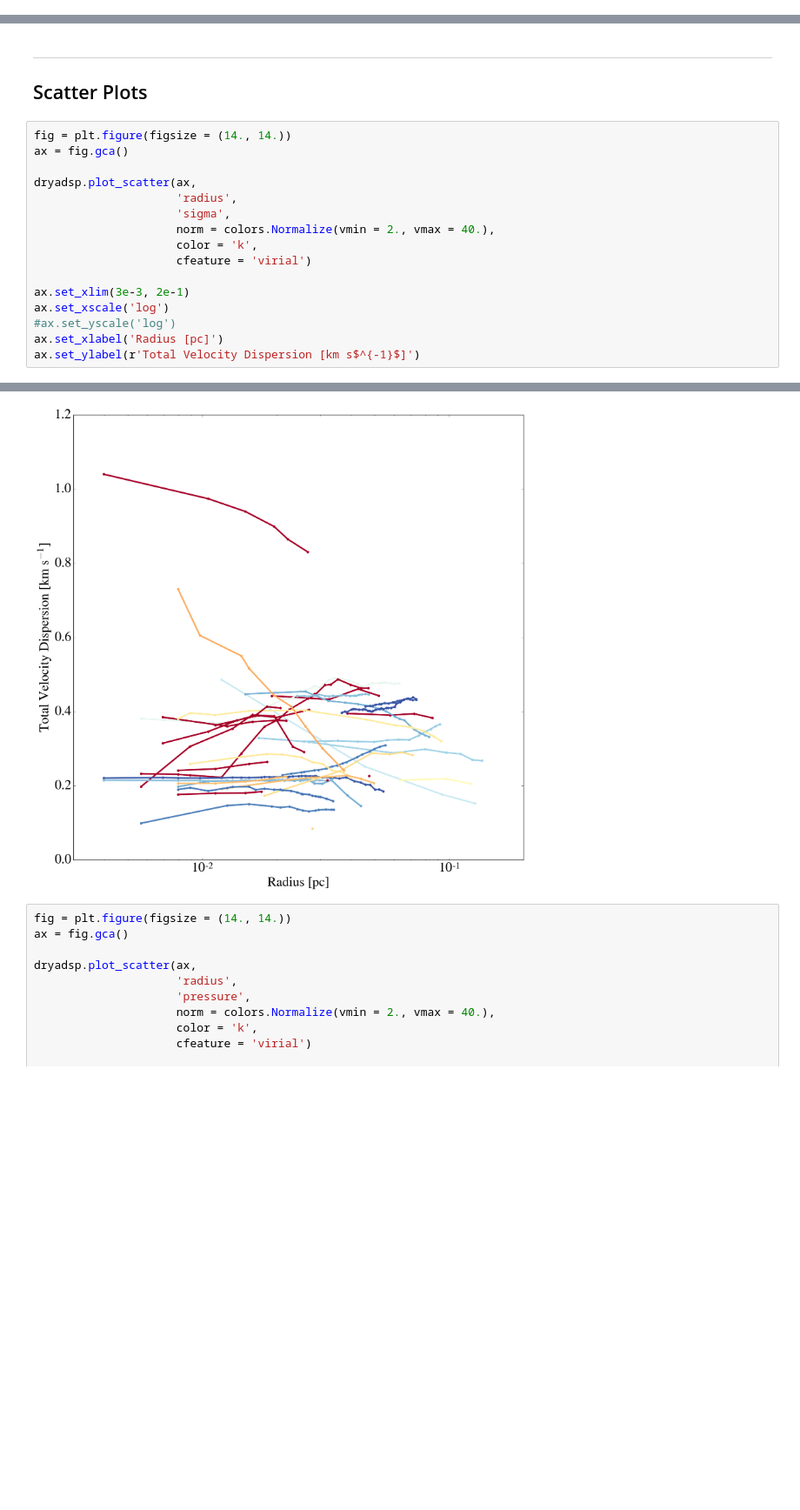
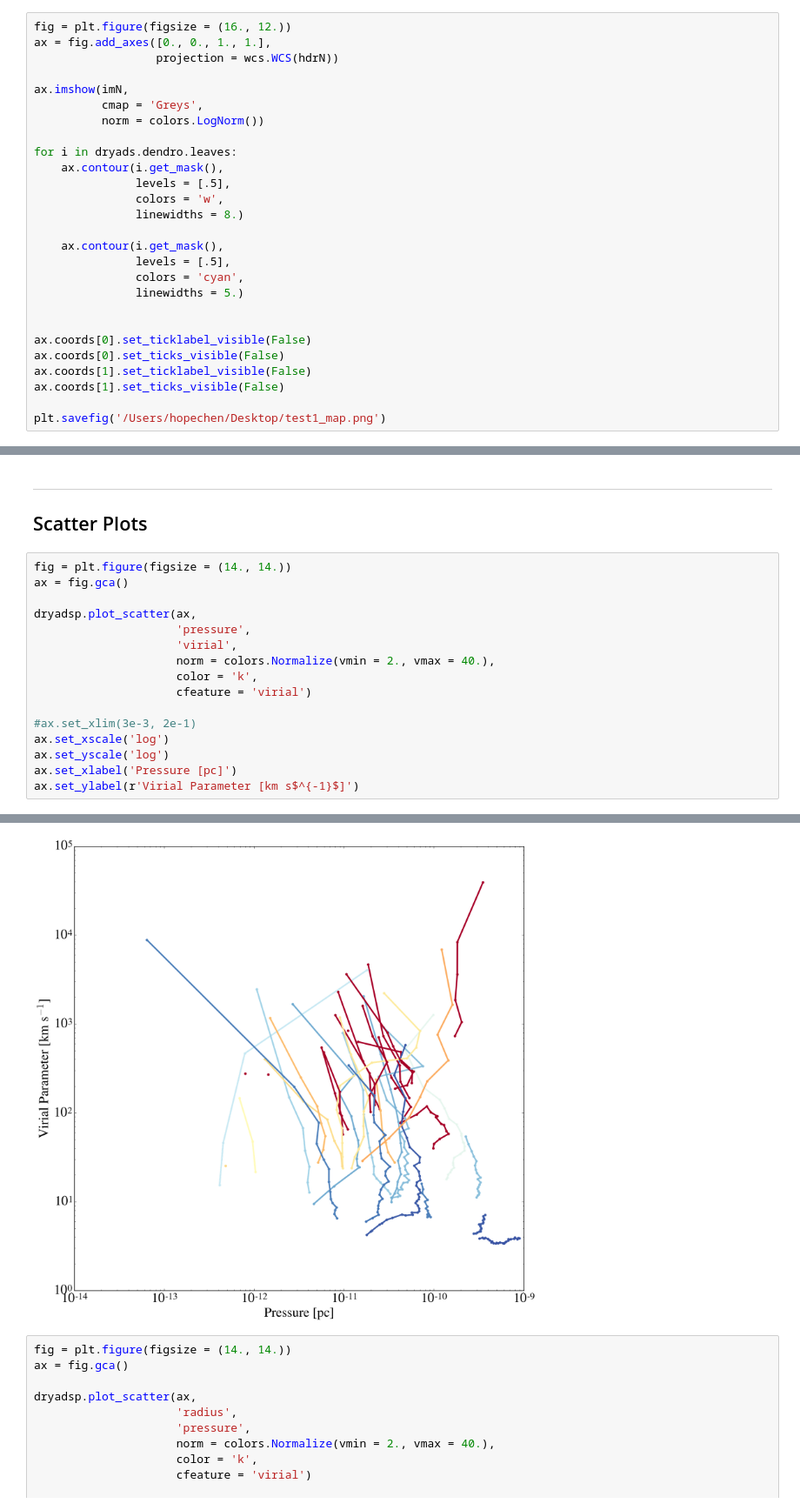
Before and after one commit to hopehhchen/Dryads, a Jupyter notebook: dev.ipynb, the cells around one changed output, grey strips where cells are left out. Shown at 87% size. Saved outputs shown, nothing was run; the diff lists cells and outputs as text; blank space fills up the shorter version.

```diff
--- a/dev.ipynb
+++ b/dev.ipynb
@@ -89,0 +105,27 @@ ax.hlines(7.*9.4e20, *ax.get_xlim(),
+# %%
+fig = plt.figure(figsize = (16., 12.))
+ax = fig.add_axes([0., 0., 1., 1.],
+                  projection = wcs.WCS(hdrN))
+
+ax.imshow(imN,
+          cmap = 'Greys',
+          norm = colors.LogNorm())
+
+for i in dryads.dendro.leaves:
+    ax.contour(i.get_mask(),
+               levels = [.5],
+               colors = 'w',
+               linewidths = 8.)
+
+    ax.contour(i.get_mask(),
+               levels = [.5],
+               colors = 'cyan',
+               linewidths = 5.)
+
+
+ax.coords[0].set_ticklabel_visible(False)
+ax.coords[0].set_ticks_visible(False)
+ax.coords[1].set_ticklabel_visible(False)
+ax.coords[1].set_ticks_visible(False)
+
+plt.savefig('/Users/hopechen/Desktop/test1_map.png')
@@ -114,22 +158,22 @@ ____
 # %%
 fig = plt.figure(figsize = (14., 14.))
 ax = fig.gca()
 
 dryadsp.plot_scatter(ax,
-                     'radius',
-                     'sigma',
+                     'pressure',
+                     'virial',
                      norm = colors.Normalize(vmin = 2., vmax = 40.),
                      color = 'k',
                      cfeature = 'virial')
 
-ax.set_xlim(3e-3, 2e-1)
+#ax.set_xlim(3e-3, 2e-1)
 ax.set_xscale('log')
-#ax.set_yscale('log')
-ax.set_xlabel('Radius [pc]')
-ax.set_ylabel(r'Total Velocity Dispersion [km s$^{-1}$]')
+ax.set_yscale('log')
+ax.set_xlabel('Pressure [pc]')
+ax.set_ylabel(r'Virial Parameter [km s$^{-1}$]')
 # %% [output]
 <matplotlib.text.Text at 0x...>
-[figure, old version]
+[figure, new version]
 # %%
 fig = plt.figure(figsize = (14., 14.))
 ax = fig.gca()
```
Also changed, not shown: parts of 3 cells of this notebook, 1 other file.
